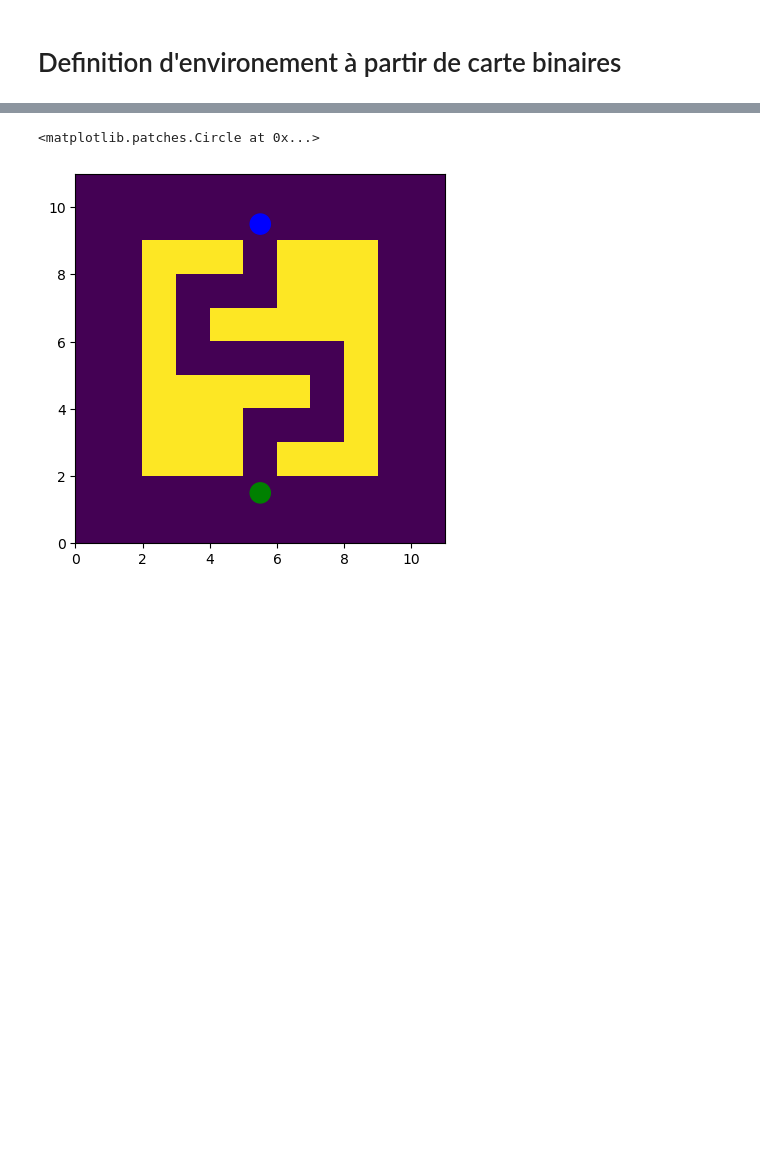
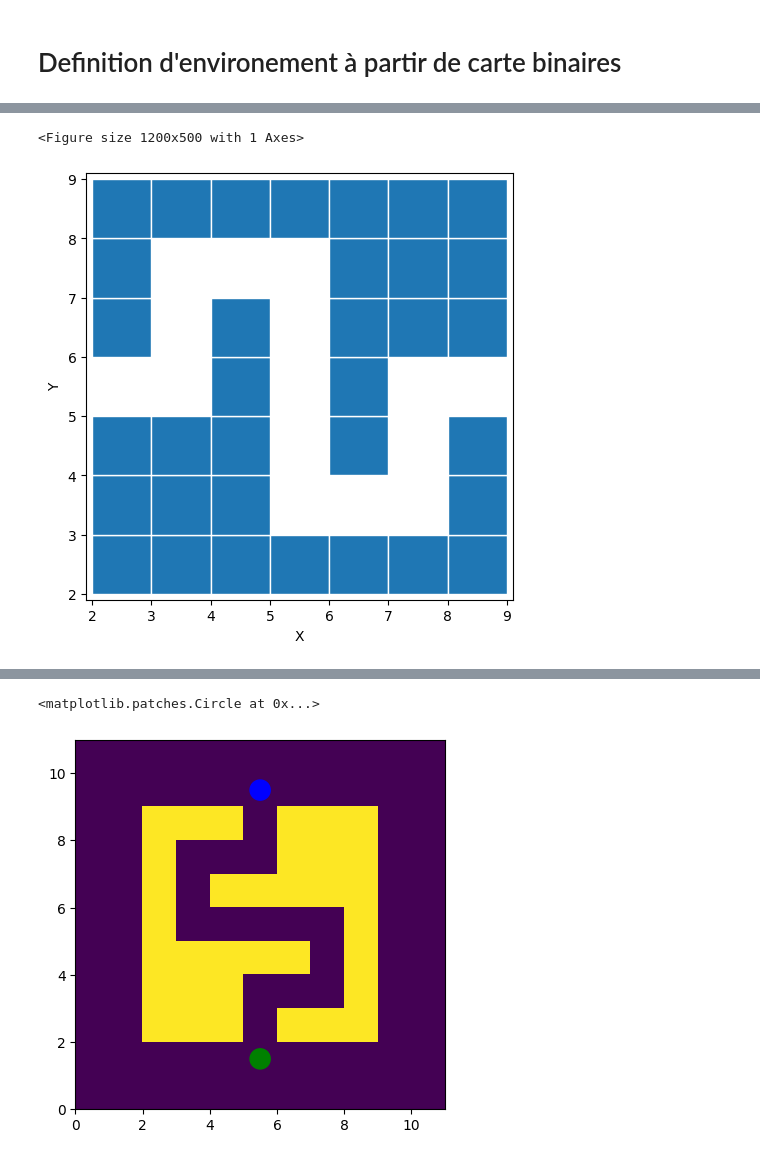
Before and after one commit to rcremese/snake-ai, a Jupyter notebook: digital_twin_paper.ipynb, the cells around one changed output, grey strips where cells are left out. Cells and saved outputs as stored; diff of their text form; code cells hidden in the pictures; blank space fills up the shorter version.

```diff
--- a/digital_twin_paper.ipynb
+++ b/digital_twin_paper.ipynb
@@ -101,0 +106,12 @@ binary_map.shape
+# %%
+# Use phiflow to represent the domain
+domain = pf.Box(x=binary_map.shape[0], y=binary_map.shape[1])
+obstacles = [
+    pf.Box(x=(i,i+1), y=(j,j+1))
+    for i, j in zip(*np.where(binary_map == 1))
+]
+obstacle_mask = pf.union(obstacles)
+pf.vis.plot(obstacle_mask)
+# %% [output]
+<Figure size 1200x500 with 1 Axes>
+[figure, added]
```
Also changed, not shown: parts of 8 cells of this notebook, 3 other files.
